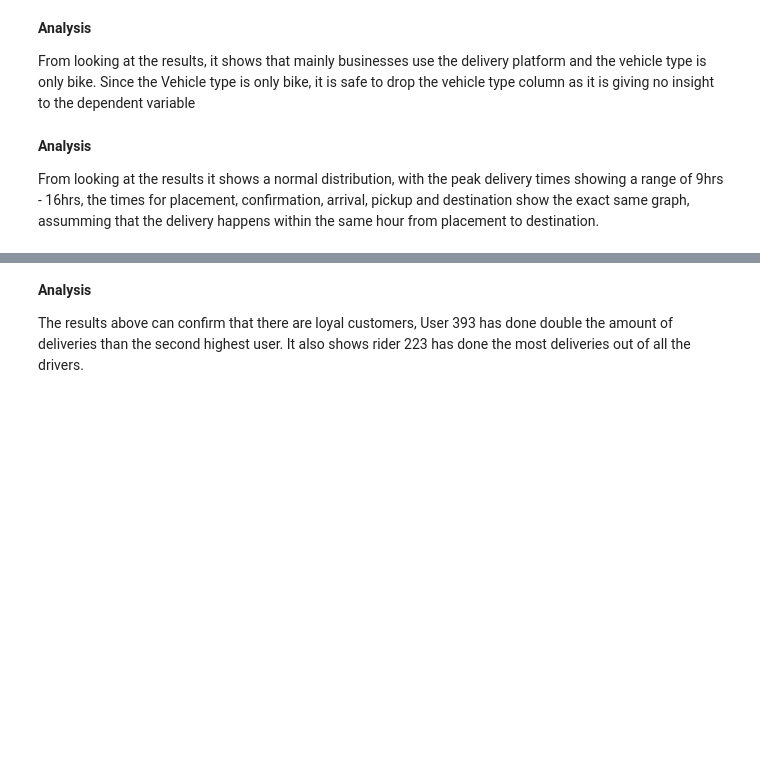
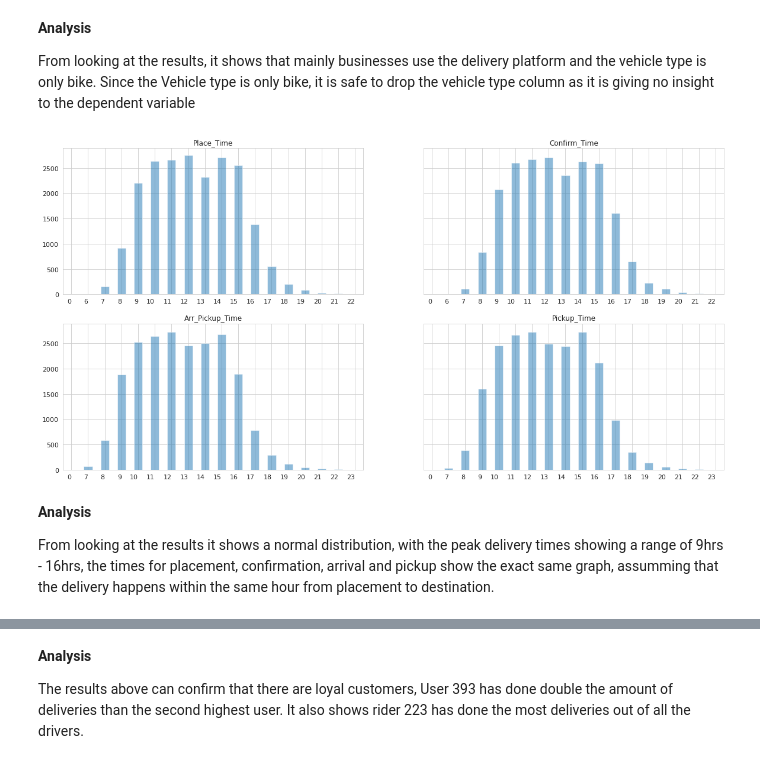
Before and after one commit to Dominic-byte/Team-13-Regression-Predict, a Jupyter notebook: Sendy_regressor.ipynb, the cells around one changed output, grey strips where cells are left out. Saved outputs shown, nothing was run; the diff lists cells and outputs as text; code cells hidden in the pictures; blank space fills up the shorter version.

```diff
--- a/Sendy_regressor.ipynb
+++ b/Sendy_regressor.ipynb
@@ -388,18 +444,19 @@ plt.show()
 
 From looking at the results, it shows that mainly businesses use the delivery platform and the vehicle type is only bike. Since the Vehicle type is only bike, it is safe to drop the vehicle type column as it is giving no insight to the dependent variable
 # %%
+%%capture
 #Creating a hour dataframe to to get insight at the total number of deliveries volume per hour.
 #This will show in which hours most of the deliveries were made
+
 import datetime as dt
 time_cols = [col for col in eda_df.columns if col.endswith('Time')]
-time_df = eda_df[time_col]
-
+time_df = eda_df[time_cols]
 
 for col in time_cols:
     time_df[col] = pd.to_datetime(time_df[col], format='%H:%M:%S').dt.strftime("%H:%M:%S")
 #Create hour function
-def hour(df,time_col):
-    for col in time_col:
+def hour(df,cols):
+    for col in cols:
         df[col] = df[col].apply(lambda x: int(x[:2]))
     return df
 
@@ -407,38 +464,35 @@ hour_df = hour(time_df,time_cols)
 # %%
 #Analysing the hours for further insight with bar graphs
 col_names = hour_df.columns
 
-fig,axes = plt.subplots(2,3, figsize=(20,10), squeeze=False,sharey=True)
+fig,axes = plt.subplots(2,2, figsize=(20,10), squeeze=False,sharey=True)
 hour_df[col_names[0]].value_counts().sort_index().plot(kind='bar',x=col_names[i], ax=axes[0, 0], alpha=0.5)
 axes[0, 0].set_xticklabels(axes[0, 0].get_xticklabels(), rotation=0, ha="right")
 axes[0, 0].tick_params(labelsize=11)
 axes[0, 0].set_title(col_names[0])
 
 hour_df[col_names[1]].value_counts().sort_index().plot(kind='bar',x=col_names[i], ax=axes[0, 1], alpha=0.5)
 axes[0, 1].set_xticklabels(axes[0, 1].get_xticklabels(), rotation=0, ha="right")
 axes[0, 1].tick_params(labelsize=11)
 axes[0, 1].set_title(col_names[1])
 
-hour_df[col_names[2]].value_counts().sort_index().plot(kind='bar',x=col_names[i], ax=axes[0, 2], alpha=0.5)
-axes[0, 2].set_xticklabels(axes[0, 0].get_xticklabels(), rotation=0, ha="right")
-axes[0, 2].tick_params(labelsize=11)
-axes[0, 2].set_title(col_names[2])
-
-hour_df[col_names[3]].value_counts().sort_index().plot(kind='bar',x=col_names[i], ax=axes[1, 0], alpha=0.5)
+hour_df[col_names[2]].value_counts().sort_index().plot(kind='bar',x=col_names[i], ax=axes[1, 0], alpha=0.5)
 axes[1, 0].set_xticklabels(axes[1, 0].get_xticklabels(), rotation=0, ha="right")
 axes[1, 0].tick_params(labelsize=11)
-axes[1, 0].set_title(col_names[3])
+axes[1, 0].set_title(col_names[2])
 
-hour_df[col_names[4]].value_counts().sort_index().plot(kind='bar',x=col_names[i], ax=axes[1, 1], alpha=0.5)
+hour_df[col_names[3]].value_counts().sort_index().plot(kind='bar',x=col_names[i], ax=axes[1, 1], alpha=0.5)
 axes[1, 1].set_xticklabels(axes[1, 1].get_xticklabels(), rotation=0, ha="right")
 axes[1, 1].tick_params(labelsize=11)
-axes[1, 1].set_title(col_names[4])
-fig.delaxes(axes[1,2])
+axes[1, 1].set_title(col_names[3])
+
 plt.show()
+# %% [output]
+[figure, added]
 # %% [markdown]
 **Analysis**
 
-From looking at the results it shows a normal distribution, with the peak delivery times showing a range of 9hrs - 16hrs, the times for placement, confirmation, arrival, pickup and destination show the exact same graph, assumming that the delivery happens within the same hour from placement to destination.
+From looking at the results it shows a normal distribution, with the peak delivery times showing a range of 9hrs - 16hrs, the times for placement, confirmation, arrival and pickup show the exact same graph, assumming that the delivery happens within the same hour from placement to destination.
 # %%
 # the user_id and rider_id get show important information of who the loyal customers are
 #and which drivers do most of the deliveries
```
Also changed, not shown: parts of 17 cells of this notebook.
